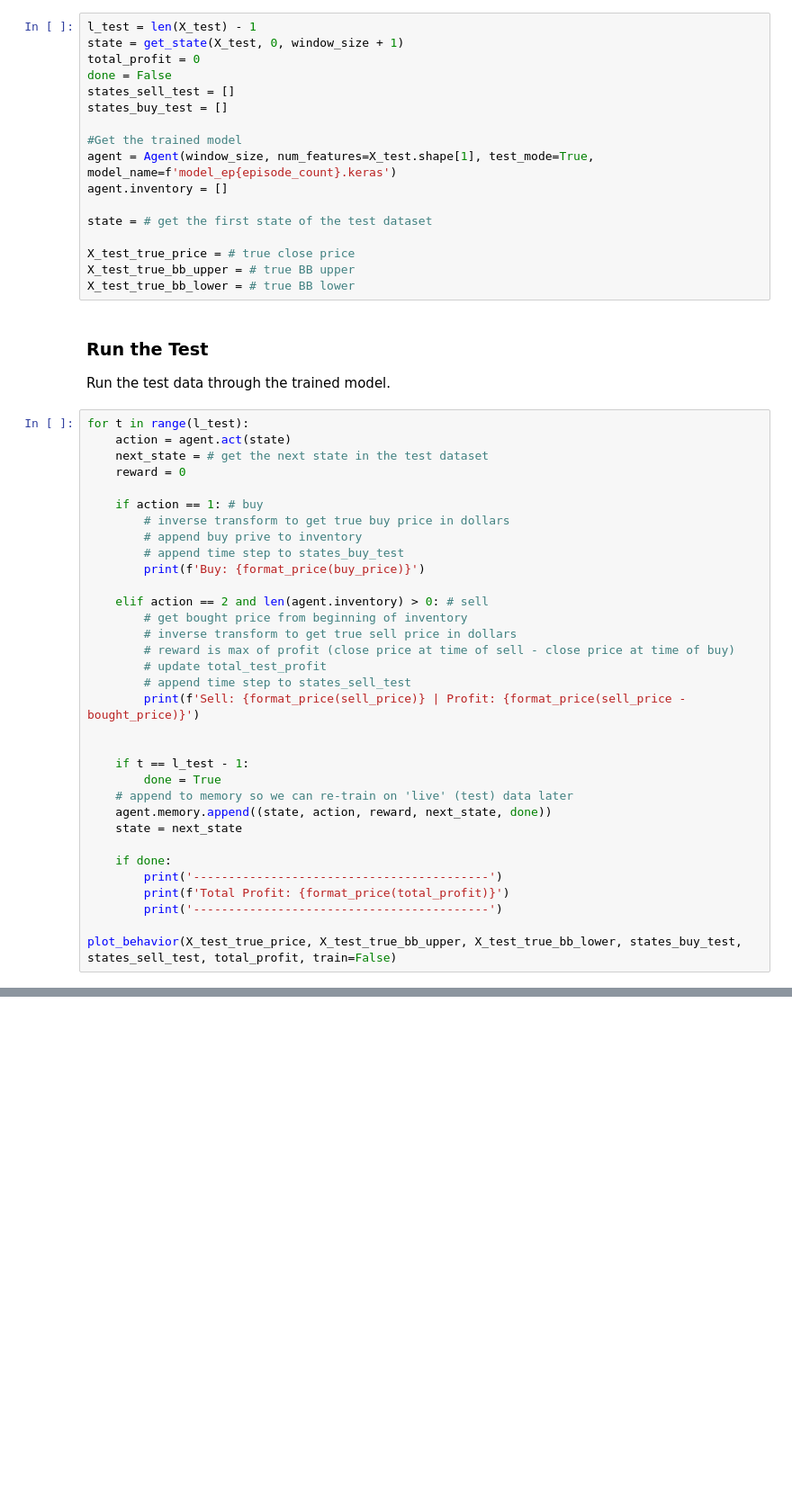
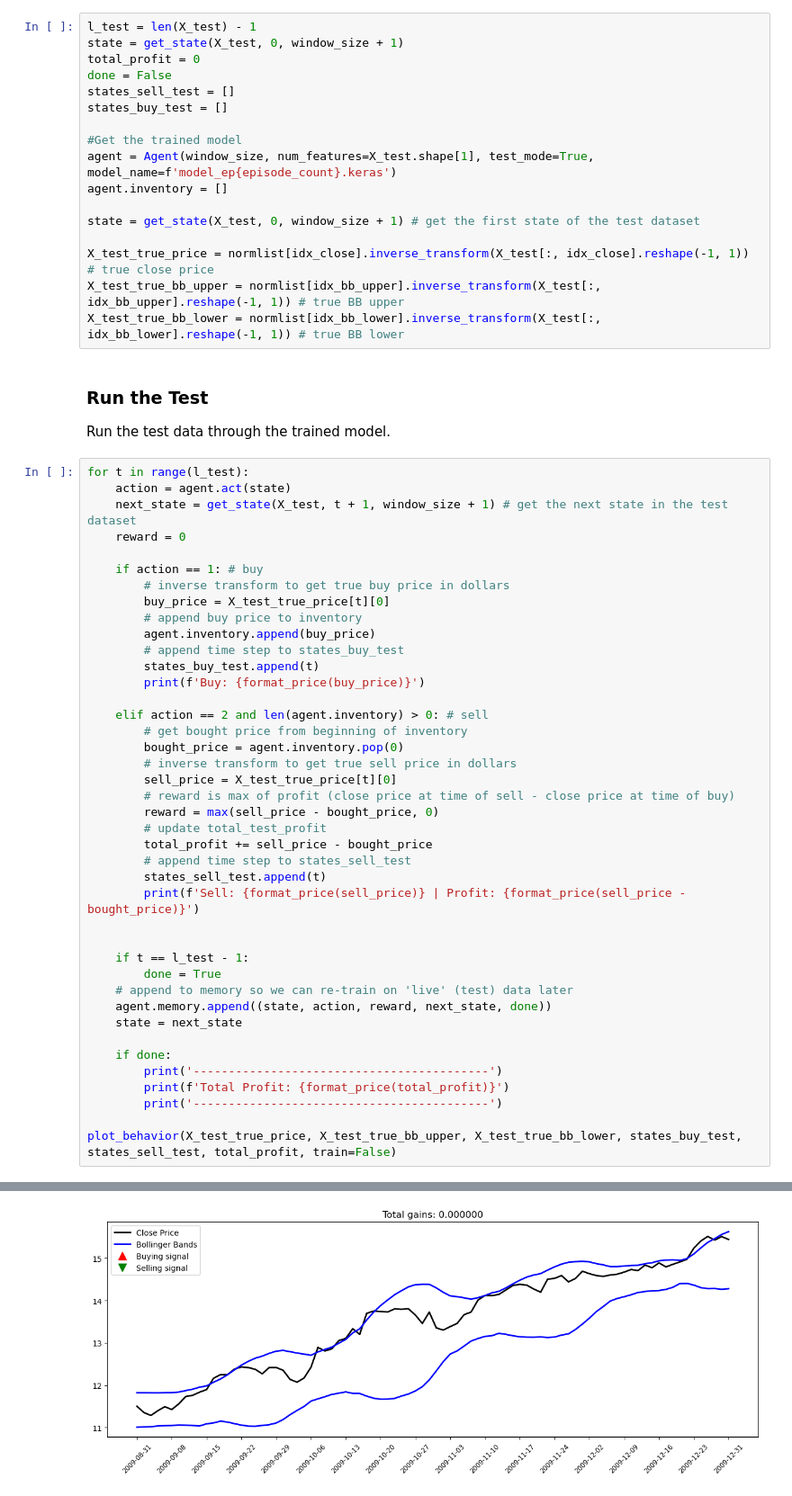
Before and after one commit to waynebar69/rl-dqn-trading-agent, a Jupyter notebook: notebooks/01_project_nb.ipynb, the cells around one changed output, grey strips where cells are left out. Shown at 90% size. Drawn from its saved outputs; the diff is of its cells as text; blank space fills up the shorter version.

Commit message:
create test loop

```diff
--- a/notebooks/01_project_nb.ipynb
+++ b/notebooks/01_project_nb.ipynb
@@ -615,32 +677,40 @@ states_buy_test = []
 agent = Agent(window_size, num_features=X_test.shape[1], test_mode=True, model_name=f'model_ep{episode_count}.keras')
 agent.inventory = []
 
-state = # get the first state of the test dataset
+state = get_state(X_test, 0, window_size + 1) # get the first state of the test dataset
 
-X_test_true_price = # true close price
-X_test_true_bb_upper = # true BB upper
-X_test_true_bb_lower = # true BB lower
+X_test_true_price = normlist[idx_close].inverse_transform(X_test[:, idx_close].reshape(-1, 1)) # true close price
+X_test_true_bb_upper = normlist[idx_bb_upper].inverse_transform(X_test[:, idx_bb_upper].reshape(-1, 1)) # true BB upper
+X_test_true_bb_lower = normlist[idx_bb_lower].inverse_transform(X_test[:, idx_bb_lower].reshape(-1, 1)) # true BB lower
 # %% [markdown]
 ### Run the Test
 Run the test data through the trained model.
 # %%
 for t in range(l_test):
     action = agent.act(state)
-    next_state = # get the next state in the test dataset
+    next_state = get_state(X_test, t + 1, window_size + 1) # get the next state in the test dataset
     reward = 0
 
     if action == 1: # buy
         # inverse transform to get true buy price in dollars
-        # append buy prive to inventory
+        buy_price = X_test_true_price[t][0]
+        # append buy price to inventory
+        agent.inventory.append(buy_price)
         # append time step to states_buy_test
+        states_buy_test.append(t)
         print(f'Buy: {format_price(buy_price)}')
 
     elif action == 2 and len(agent.inventory) > 0: # sell
         # get bought price from beginning of inventory
+        bought_price = agent.inventory.pop(0)
         # inverse transform to get true sell price in dollars
+        sell_price = X_test_true_price[t][0]
         # reward is max of profit (close price at time of sell - close price at time of buy)
+        reward = max(sell_price - bought_price, 0)
         # update total_test_profit
+        total_profit += sell_price - bought_price
         # append time step to states_sell_test
+        states_sell_test.append(t)
         print(f'Sell: {format_price(sell_price)} | Profit: {format_price(sell_price - bought_price)}')
 
 
@@ -656,3 +726,4 @@ for t in range(l_test):
         print('------------------------------------------')
 
 plot_behavior(X_test_true_price, X_test_true_bb_upper, X_test_true_bb_lower, states_buy_test, states_sell_test, total_profit, train=False)
+# %% [output]
@@ -658,0 +733 @@ plot_behavior(X_test_true_price, X_test_true_bb_upper, X_test_true_bb_lower, sta
+[figure, added]
```
Also changed, not shown: parts of 5 cells of this notebook, 2 other files.
